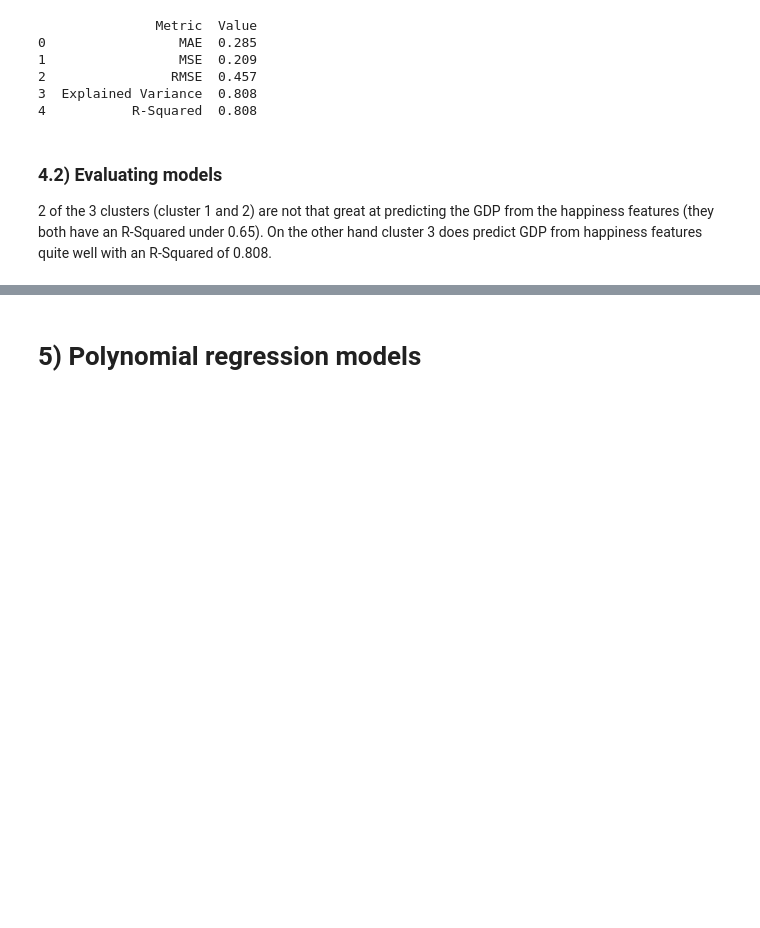
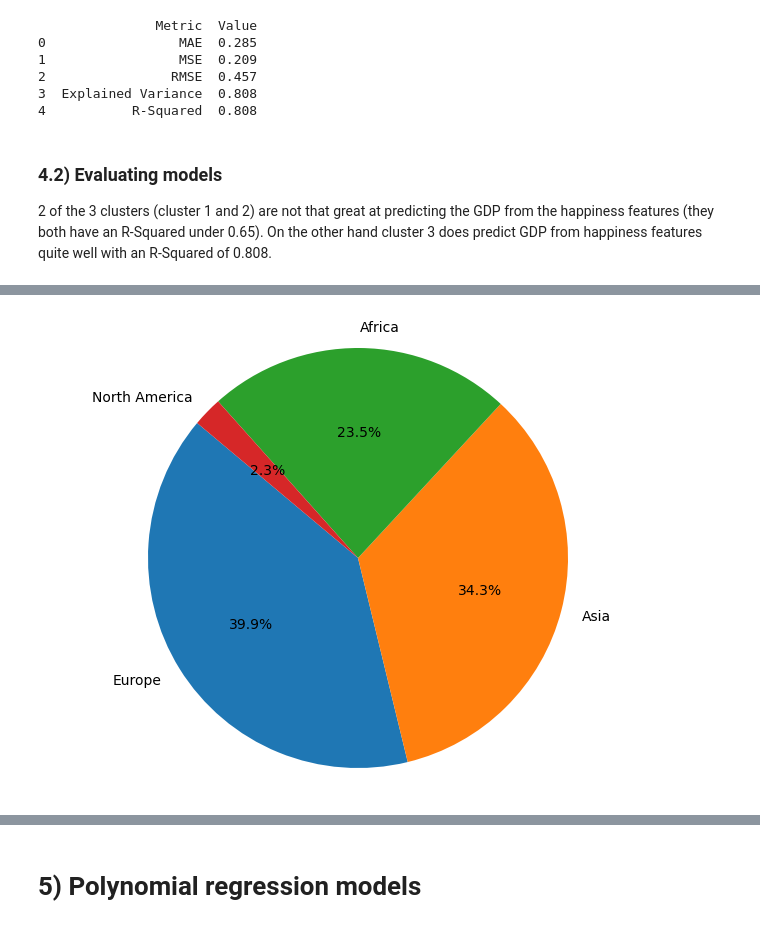
Before and after one commit to TRossen89/BI_Exam, a Jupyter notebook: happiness_data.ipynb, the cells around one changed output, grey strips where cells are left out. Cells and saved outputs as stored; diff of their text form; code cells hidden in the pictures; blank space fills up the shorter version.

```diff
--- a/happiness_data.ipynb
+++ b/happiness_data.ipynb
@@ -771,0 +827,9 @@ linear_clust3 = train_and_test_linear_model(filtered_df3, "Log GDP per capita",
+# %%
+value_counts2 = filtered_df2['Continent'].value_counts()
+plt.figure(figsize=(8, 6))
+plt.pie(value_counts2, labels=value_counts2.index, autopct='%1.1f%%', startangle=140)
+
+plt.axis('equal')
+plt.show()
+# %% [output]
+[figure, added]
```
Also changed, not shown: parts of 15 cells of this notebook, 8 other files.
